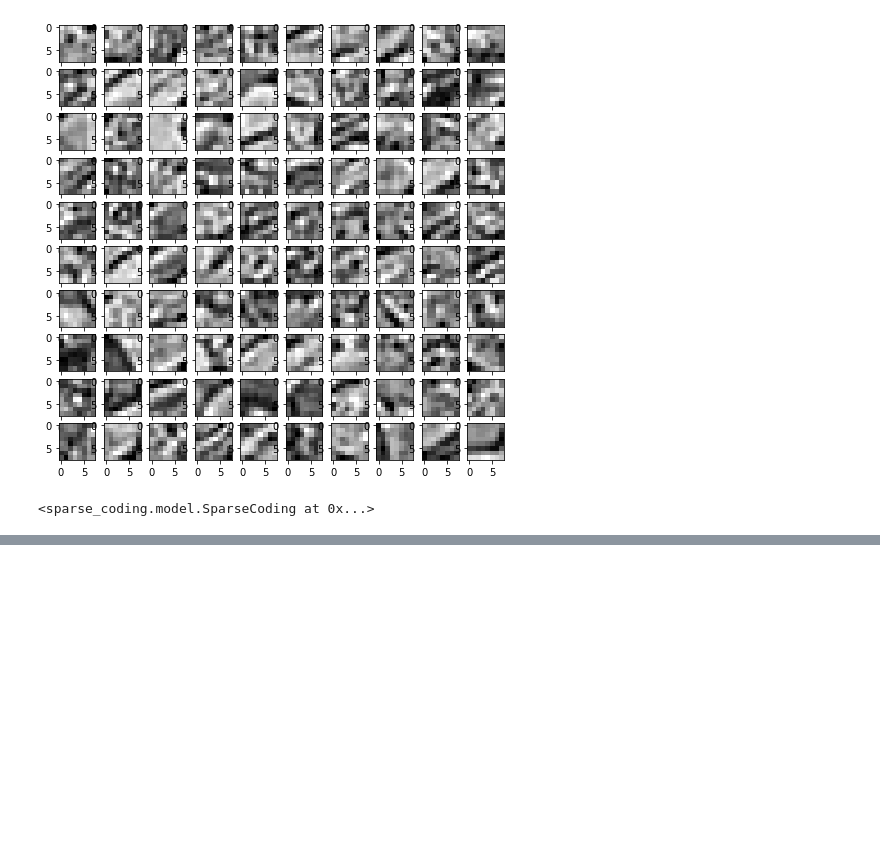
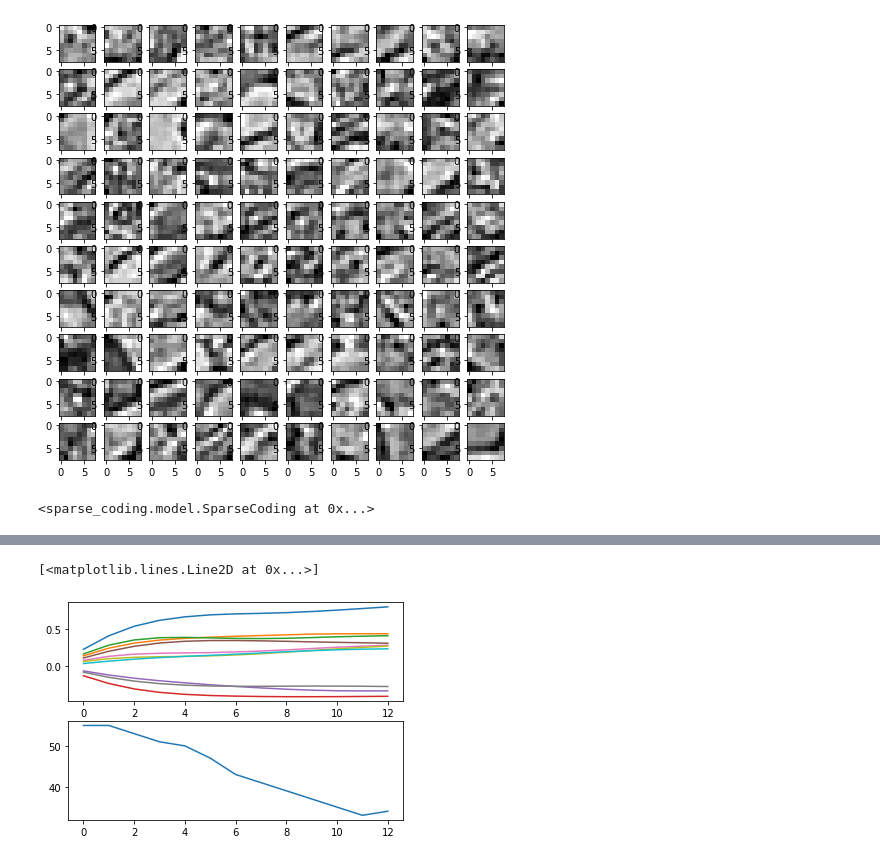
Before and after one commit to BouchardLab/sparse_coding, a Jupyter notebook: notebooks/sparse_coding.ipynb, the cells around one changed output, grey strips where cells are left out. Saved outputs shown, nothing was run; the diff lists cells and outputs as text; code cells hidden in the pictures; blank space fills up the shorter version.

```diff
--- a/notebooks/sparse_coding.ipynb
+++ b/notebooks/sparse_coding.ipynb
@@ -37,0 +40,13 @@ for ii, ax in enumerate(axes.ravel()):
+# %%
+sl = [0, 1]
+m.infer_method = 'fista'
+s_fista = m.transform(X[sl], return_history=True)
+idxs = np.argsort(abs(s_fista[-1, 0]))[::-1]
+n_active = np.sum(abs(s_fista[:, 0]) > 0, axis=1)
+fig, axes = plt.subplots(2)
+for ii in range(10):
+    axes[0].plot(s_fista[:, 0, idxs[ii]])
+axes[1].plot(n_active)
+# %% [output]
+[<matplotlib.lines.Line2D at 0x...>]
+[figure, added]
```
Also changed, not shown: parts of 13 cells of this notebook, 5 other files.
